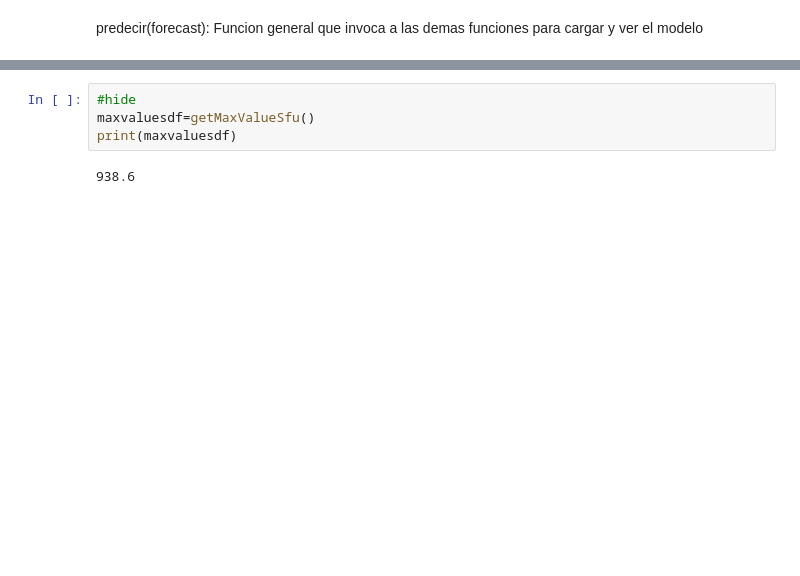
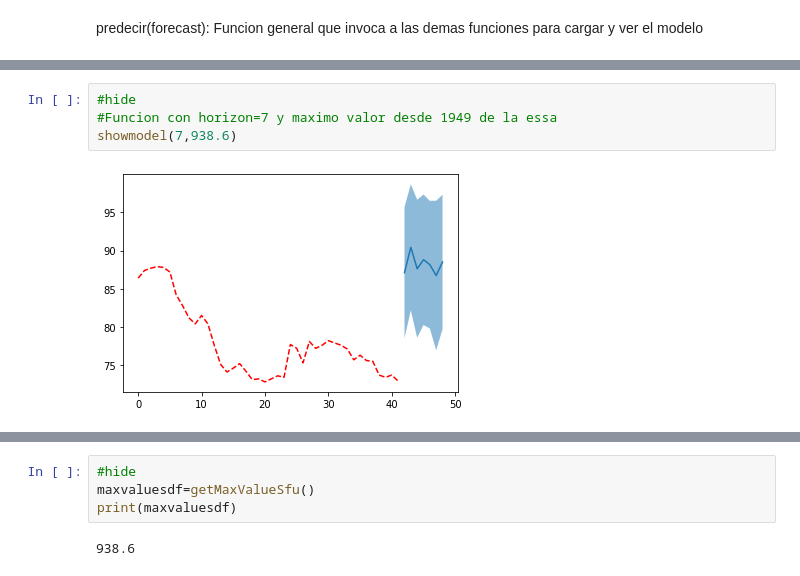
Before and after one commit to Miguel-Antonm/deploy_DL_space_weather_forecast, a Jupyter notebook: nbs/02_load_model.ipynb, the cells around one changed output, grey strips where cells are left out. Drawn from its saved outputs; the diff is of its cells as text; blank space fills up the shorter version.

```diff
--- a/nbs/02_load_model.ipynb
+++ b/nbs/02_load_model.ipynb
@@ -219,0 +272,6 @@ plt.show()"""
+# %%
+#hide
+#Funcion con horizon=7 y maximo valor desde 1949 de la essa
+showmodel(7,938.6)
+# %% [output]
+[figure, added]
```
Also changed, not shown: parts of 28 cells of this notebook, 12 other files.
